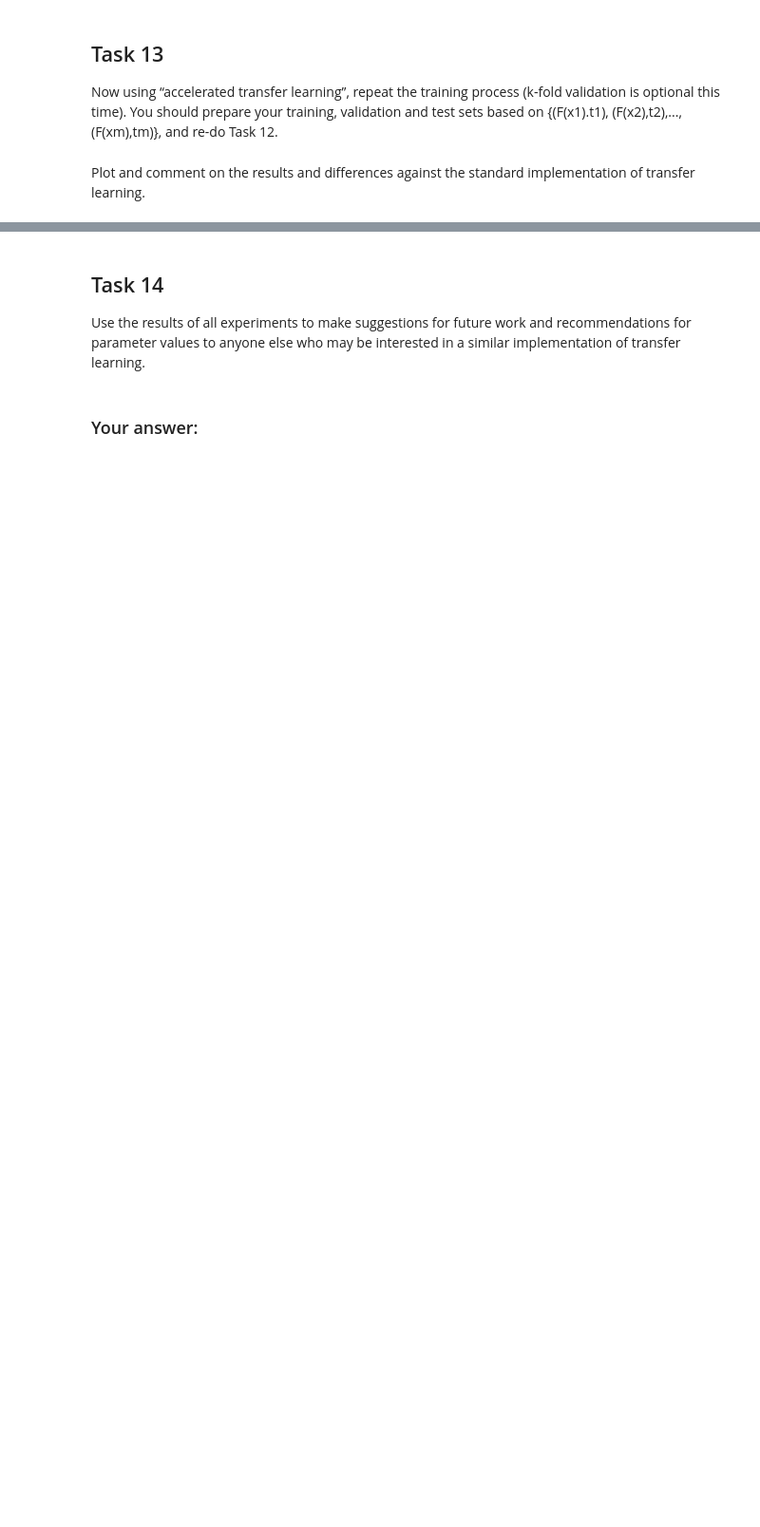
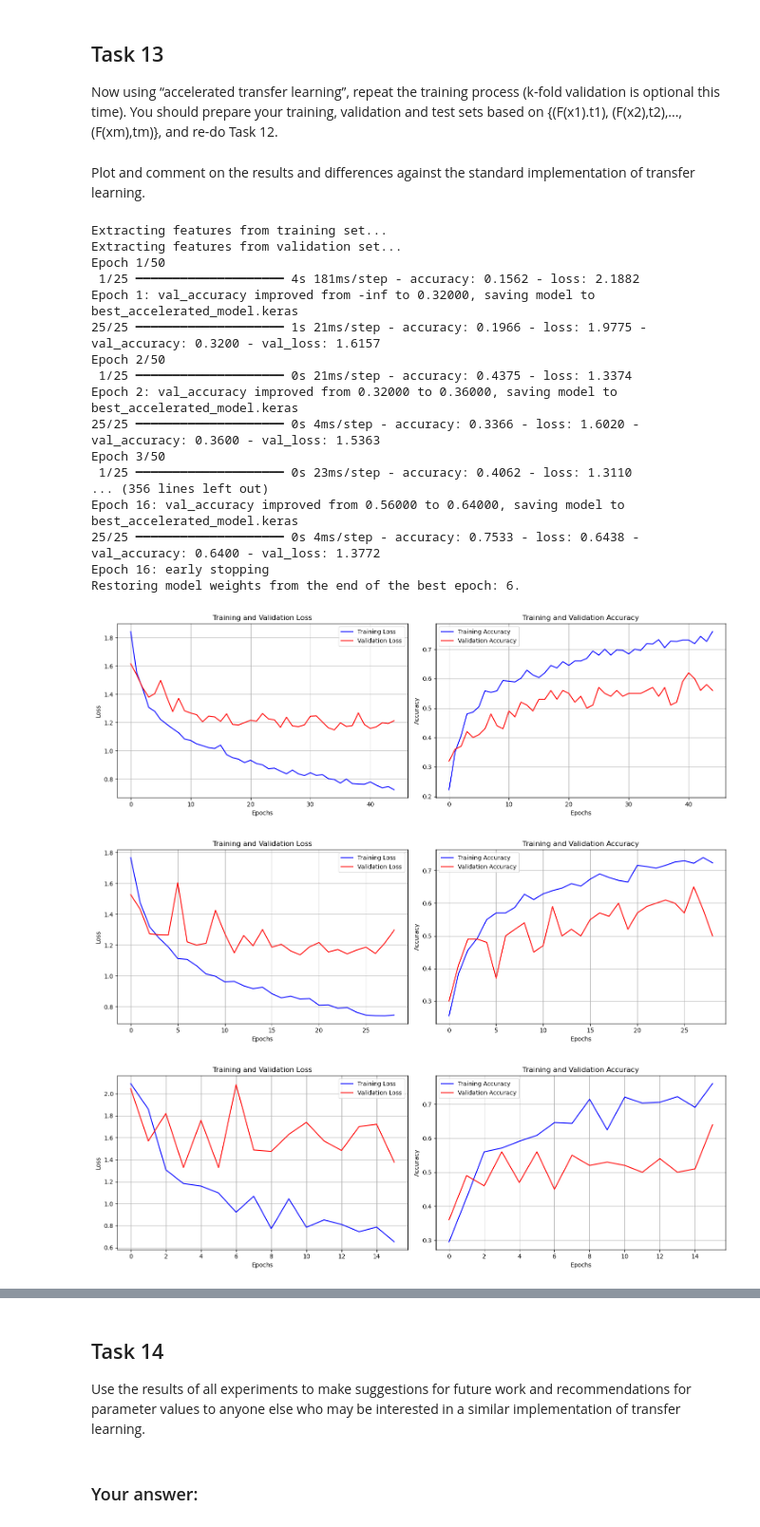
Before and after one commit to HunterEWilde-QUT/CAB320_Assignments, a Jupyter notebook: Assignment2/CAB320-Assignment2-Learning.ipynb, the cells around one changed output, grey strips where cells are left out. Shown at 95% size. Cells and saved outputs as stored; diff of their text form; code cells hidden in the pictures; blank space fills up the shorter version.

```diff
--- a/Assignment2/CAB320-Assignment2-Learning.ipynb
+++ b/Assignment2/CAB320-Assignment2-Learning.ipynb
@@ -551,4 +658,27 @@ def k_fold_validation(features, ground_truth, classifier, k=2):
     return avg_metrics, sigma_metrics
 # %%
-## Your code
-# xx = k_fold_validation(xx, xx, xx, xx)
+num_classes = len(class_to_idx)
+classifier = KerasClassifierWrapper(
+    num_classes=num_classes,
+    parameters=(0.001, 0.0, False),
+    epochs=50,
+    batch_size=32
+)
+
+print("K Fold Validation with k=3")
+avg_metrics, sigma_metrics = k_fold_validation(X, Y, classifier, k=3)
+
+print(avg_metrics)
+print(sigma_metrics)
+
+print("\nK Fold Validation with k=2")
+avg_metrics, sigma_metrics = k_fold_validation(X, Y, classifier, k=2)
+
+print(avg_metrics)
+print(sigma_metrics)
+
+print("\nK Fold Validation with k=4")
+avg_metrics, sigma_metrics = k_fold_validation(X, Y, classifier, k=4)
+
+print(avg_metrics)
+print(sigma_metrics)
@@ -592,6 +881,36 @@ def accelerated_learning(train_set, eval_set, model, parameters):
 
 Plot and comment on the results and differences against the standard implementation of transfer learning.
 # %%
-## Code
+# Change this to have best learning rate and different non-zero momentum ALSO CHANGE NAMES
+
+model_4 = accelerated_learning(train_set, eval_set, model, (0.01, 0.1, False))
+model_5 = accelerated_learning(train_set, eval_set, model, (0.01, 0.5, False))
+model_6 = accelerated_learning(train_set, eval_set, model, (0.01, 0.9, False))
+
+# Plotting the results
+plot_errors(model_4)
+plot_errors(model_5)
+plot_errors(model_6)
+# %% [output]
+Extracting features from training set...
+Extracting features from validation set...
+Epoch 1/50
+ 1/25 ━━━━━━━━━━━━━━━━━━━━ 4s 181ms/step - accuracy: 0.1562 - loss: 2.1882
+Epoch 1: val_accuracy improved from -inf to 0.32000, saving model to best_accelerated_model.keras
+25/25 ━━━━━━━━━━━━━━━━━━━━ 1s 21ms/step - accuracy: 0.1966 - loss: 1.9775 - val_accuracy: 0.3200 - val_loss: 1.6157
+Epoch 2/50
+ 1/25 ━━━━━━━━━━━━━━━━━━━━ 0s 21ms/step - accuracy: 0.4375 - loss: 1.3374
+Epoch 2: val_accuracy improved from 0.32000 to 0.36000, saving model to best_accelerated_model.keras
+25/25 ━━━━━━━━━━━━━━━━━━━━ 0s 4ms/step - accuracy: 0.3366 - loss: 1.6020 - val_accuracy: 0.3600 - val_loss: 1.5363
+Epoch 3/50
+ 1/25 ━━━━━━━━━━━━━━━━━━━━ 0s 23ms/step - accuracy: 0.4062 - loss: 1.3110
+... (356 lines left out)
+Epoch 16: val_accuracy improved from 0.56000 to 0.64000, saving model to best_accelerated_model.keras
+25/25 ━━━━━━━━━━━━━━━━━━━━ 0s 4ms/step - accuracy: 0.7533 - loss: 0.6438 - val_accuracy: 0.6400 - val_loss: 1.3772
+Epoch 16: early stopping
+Restoring model weights from the end of the best epoch: 6.
+[figure, added]
+[figure, added]
+[figure, added]
 # %% [markdown]
 ### Your Comments:
```
Also changed, not shown: parts of 21 cells of this notebook.
